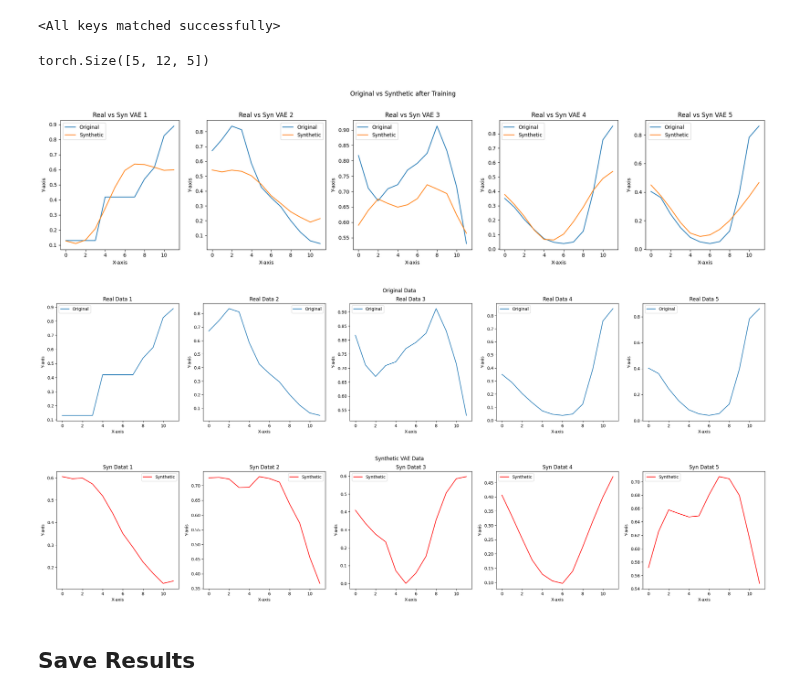
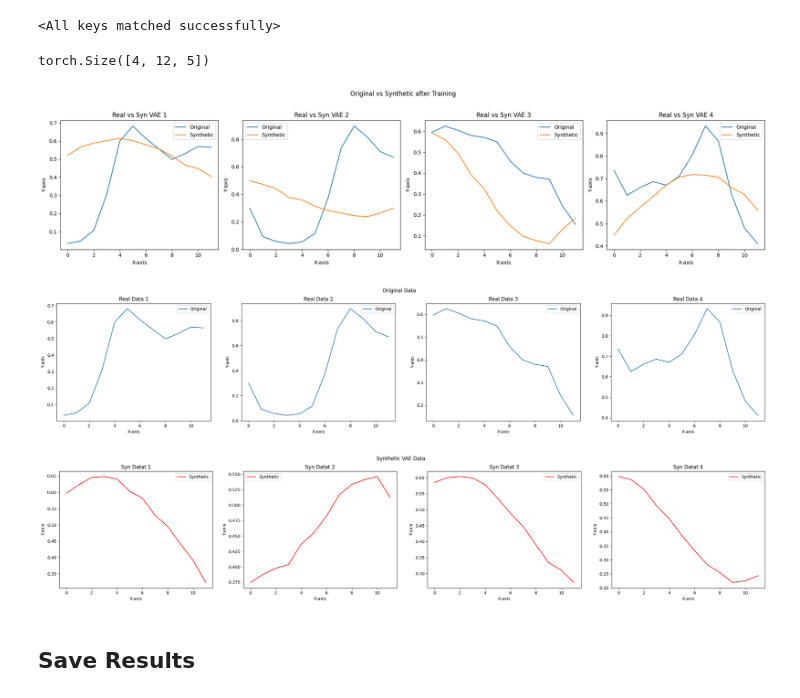
Before and after one commit to arneallwardt/time_series_data_augmentation, a Jupyter notebook: data_generation/VAE/VAE_training.ipynb, the cells around one changed output. Drawn from its saved outputs; the diff is of its cells as text; code cells hidden in the pictures.

```diff
--- a/data_generation/VAE/VAE_training.ipynb
+++ b/data_generation/VAE/VAE_training.ipynb
@@ -30,15 +30,25 @@ DATA_FOLDER = Path("../../data")
 REAL_DATA_FOLDER = DATA_FOLDER / "real"
 SYNTHETIC_DATA_FOLDER = DATA_FOLDER / "synthetic"
 BENCHMARK = False
+TEST_EXISTING_MODEL = False
 # %%
-model_name = 'FCVAE'
+model_name = 'LSTMVAE'
 hyperparameters = {
     "seq_len": 12,
-    "lr": 0.0004,
+    "lr": 0.0001,
     "batch_size": 32,
-    "num_epochs": 1000,
+    "num_epochs": 2000,
     "device": 'cuda' if torch.cuda.is_available() else 'cpu'
 }
+
+# old hyperparameters
+# hyperparameters = {
+#     "seq_len": 12,
+#     "lr": 0.0004,
+#     "batch_size": 32,
+#     "num_epochs": 1000,
+#     "device": 'cuda' if torch.cuda.is_available() else 'cpu'
+# }
 # %% [markdown]
 ## Data
 # %%
@@ -112,13 +122,19 @@ if False:
 optimizer = torch.optim.Adam(params=model.parameters(), lr=hyperparameters['lr'])
 criterion = nn.MSELoss()
 # %%
-train_vae(
-    model=model,
-    hyperparameters=hyperparameters,
-    train_loader=train_loader,
-    val_loader=val_loader,
-    criterion=criterion,
-    optimizer=optimizer,
-    model_name=model_name
-)
+if TEST_EXISTING_MODEL:
+    model_path = f"{model_name}_best.pth"
+
+else:
+    model_path = f"{model_name}_checkpoint.pth"
+
+    train_losses, val_losses = train_vae(
+        model=model,
+        hyperparameters=hyperparameters,
+        train_loader=train_loader,
+        val_loader=val_loader,
+        criterion=criterion,
+        optimizer=optimizer,
+        model_name=model_name
+    )
 # %% [output]
@@ -148,11 +184,11 @@ elif model_name == 'FCVAE':
 elif model_name == 'LSTMVAE':
     test_model = LSTMVAE().to(hyperparameters['device'])
 
-test_model.load_state_dict(torch.load(f"{model_name}.pth"))
+test_model.load_state_dict(torch.load(model_path))
 # %% [output]
 <All keys matched successfully>
 # %%
-no_samples = 5
+no_samples = 4
 samples = next(iter(test_loader))[0]
 random_indices = np.random.permutation(len(samples)-1)[:no_samples]
 random_test_sample = torch.tensor(samples[random_indices], dtype=torch.float32)
@@ -160,35 +196,35 @@ random_test_sample = random_test_sample.float().to(hyperparameters['device'])
 
 print(random_test_sample.shape)
 
 test_model.eval()
 with torch.inference_mode():
     _, _, test_pred = test_model(random_test_sample)
     # why is test_pred a tuple=
 
 test_plot = dc(random_test_sample.detach().numpy())
 pred_plot = dc(test_pred.detach().numpy())
 
 # Erstellen Sie eine Figur und ein Array von Subplots
 fig, axes = plt.subplots(1, no_samples, figsize=(20, 5))  # 1 Reihe, 5 Spalten
 
 # Plotten Sie die Daten auf jedem Subplot
 for i in range(no_samples):
     axes[i].plot(test_plot[i, :, 0], label='Original')
     axes[i].plot(pred_plot[i, :, 0], label='Synthetic')
     axes[i].legend()
     axes[i].set_title(f'Real vs Syn VAE {i+1}')
     axes[i].set_xlabel('X-axis')
     axes[i].set_ylabel('Y-axis')
 
 # Setzen Sie einen Gesamt-Titel für die gesamte Figur
 fig.suptitle('Original vs Synthetic after Training')
 
 # Zeigen Sie die Plots an
 plt.tight_layout(rect=[0, 0, 1, 0.96])  # Platz für den Gesamt-Titel
 plt.show()
 # %% [output]
-torch.Size([5, 12, 5])
+torch.Size([4, 12, 5])
-[figure, old version]
+[figure, new version]
 # %%
 ### get new data
 z = torch.randn(no_samples, 4).to(hyperparameters['device'])
@@ -224,8 +260,8 @@ for i in range(no_samples):
 fig.suptitle('Synthetic VAE Data')
 plt.show()
 # %% [output]
-[figure, old version]
+[figure, new version]
-[figure, old version]
+[figure, new version]
 # %% [markdown]
 ## Save Results
 # %%
```
Also changed, not shown: parts of 3 cells of this notebook, 10 other files.
